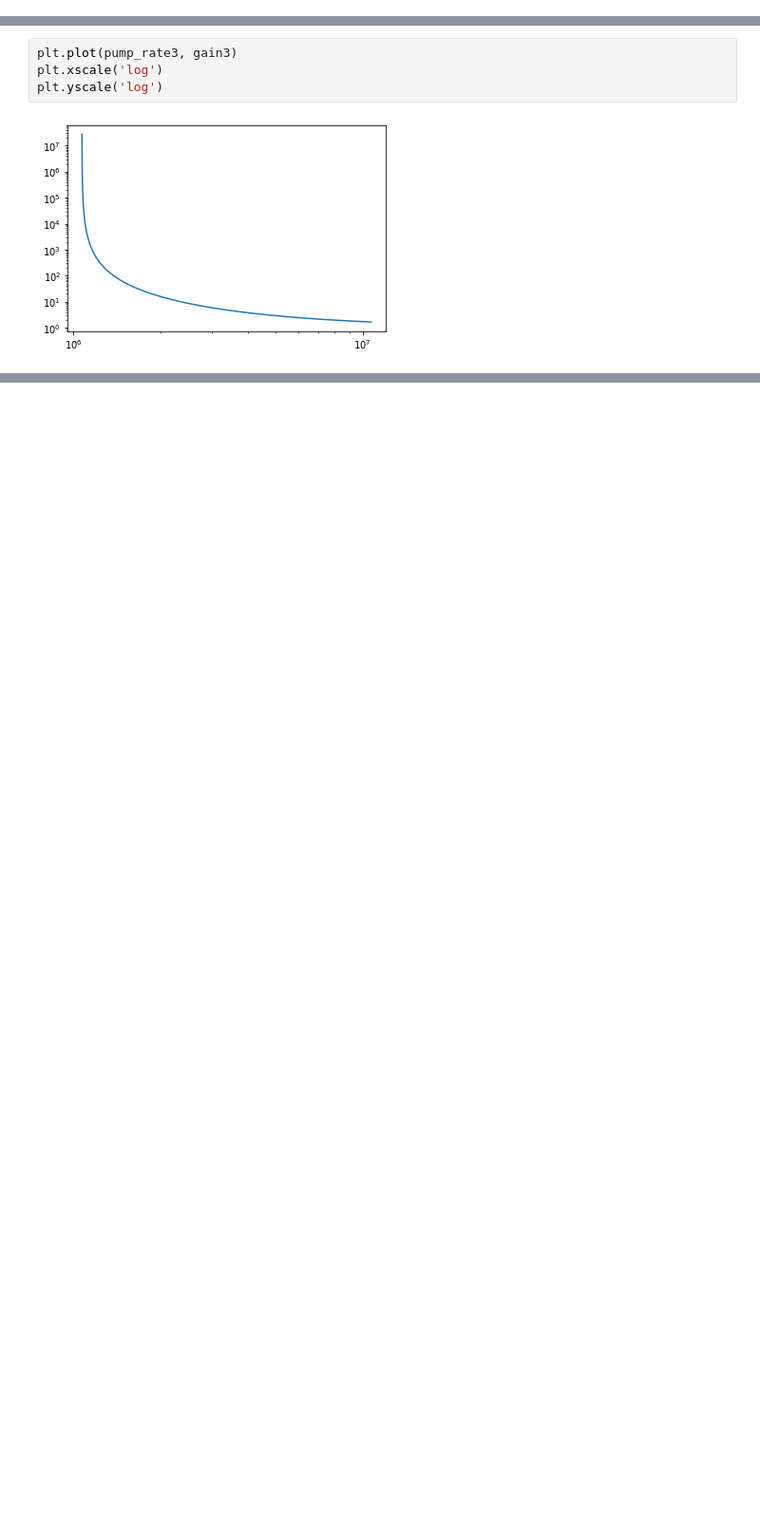
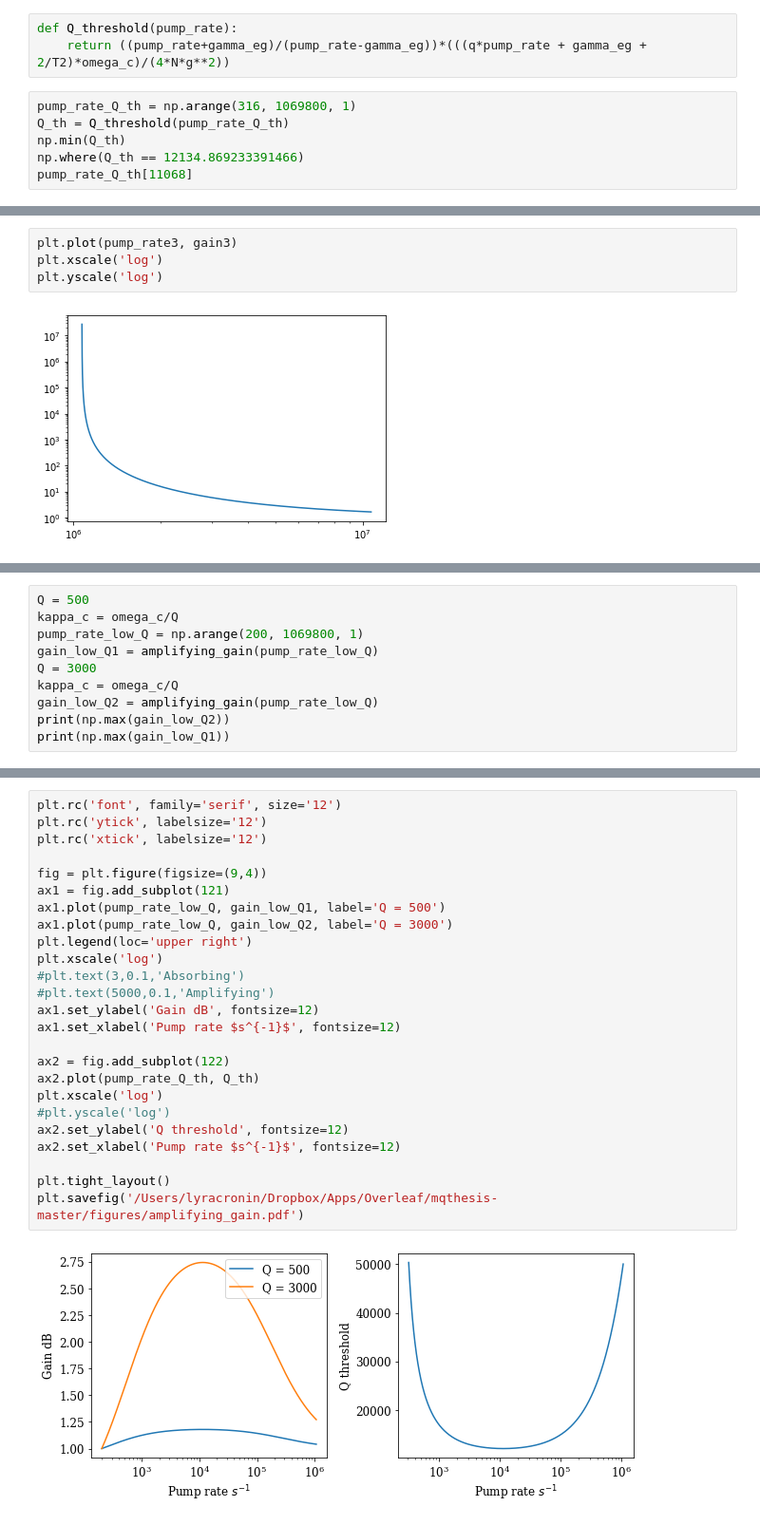
Before and after one commit to Lyra-Cronin/Thesis-Python, a Jupyter notebook: Maser_plots.ipynb, the cells around one changed output, grey strips where cells are left out. Shown: that part at 95% size. Saved outputs shown, nothing was run; the diff lists cells and outputs as text; blank space fills up the shorter version.

```diff
--- a/Maser_plots.ipynb
+++ b/Maser_plots.ipynb
@@ -38,3 +39,12 @@ def masing_gain(pump_rate):
 print(masing_gain)
 # %% [output]
 \mathrm{masing_gain}(pump_rate)\triangleq (\mathrm{np.sqrt}\left(\frac{pump_rate + gamma_eg}{2\mathrm{np.absolute}\left(s_in\right)^{2}}(\frac{pump_rate - gamma_eg}{pump_rate + gamma_eg}N - \frac{(qpu ...
+# %%
+def Q_threshold(pump_rate):
+    return ((pump_rate+gamma_eg)/(pump_rate-gamma_eg))*(((q*pump_rate + gamma_eg + 2/T2)*omega_c)/(4*N*g**2))
+# %%
+pump_rate_Q_th = np.arange(316, 1069800, 1)
+Q_th = Q_threshold(pump_rate_Q_th)
+np.min(Q_th)
+np.where(Q_th == 12134.869233391466)
+pump_rate_Q_th[11068]
@@ -82,0 +97,10 @@ plt.yscale('log')
+# %%
+Q = 500
+kappa_c = omega_c/Q
+pump_rate_low_Q = np.arange(200, 1069800, 1)
+gain_low_Q1 = amplifying_gain(pump_rate_low_Q)
+Q = 3000
+kappa_c = omega_c/Q
+gain_low_Q2 = amplifying_gain(pump_rate_low_Q)
+print(np.max(gain_low_Q2))
+print(np.max(gain_low_Q1))
@@ -82,0 +110,27 @@ plt.yscale('log')
+# %%
+plt.rc('font', family='serif', size='12')
+plt.rc('ytick', labelsize='12')
+plt.rc('xtick', labelsize='12')
+
+fig = plt.figure(figsize=(9,4))
+ax1 = fig.add_subplot(121)
+ax1.plot(pump_rate_low_Q, gain_low_Q1, label='Q = 500')
+ax1.plot(pump_rate_low_Q, gain_low_Q2, label='Q = 3000')
+plt.legend(loc='upper right')
+plt.xscale('log')
+#plt.text(3,0.1,'Absorbing')
+#plt.text(5000,0.1,'Amplifying')
+ax1.set_ylabel('Gain dB', fontsize=12)
+ax1.set_xlabel('Pump rate $s^{-1}$', fontsize=12)
+
+ax2 = fig.add_subplot(122)
+ax2.plot(pump_rate_Q_th, Q_th)
+plt.xscale('log')
+#plt.yscale('log')
+ax2.set_ylabel('Q threshold', fontsize=12)
+ax2.set_xlabel('Pump rate $s^{-1}$', fontsize=12)
+
+plt.tight_layout()
+plt.savefig('/Users/lyracronin/Dropbox/Apps/Overleaf/mqthesis-master/figures/amplifying_gain.pdf')
+# %% [output]
+[figure, added]
```
Also changed, not shown: parts of 12 cells of this notebook.
